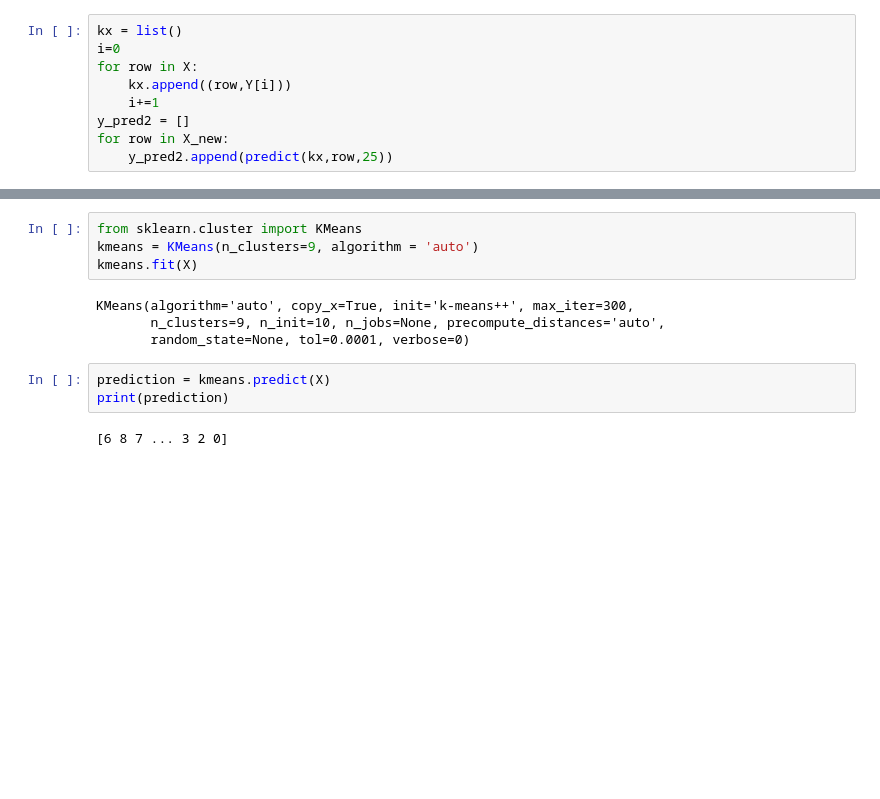
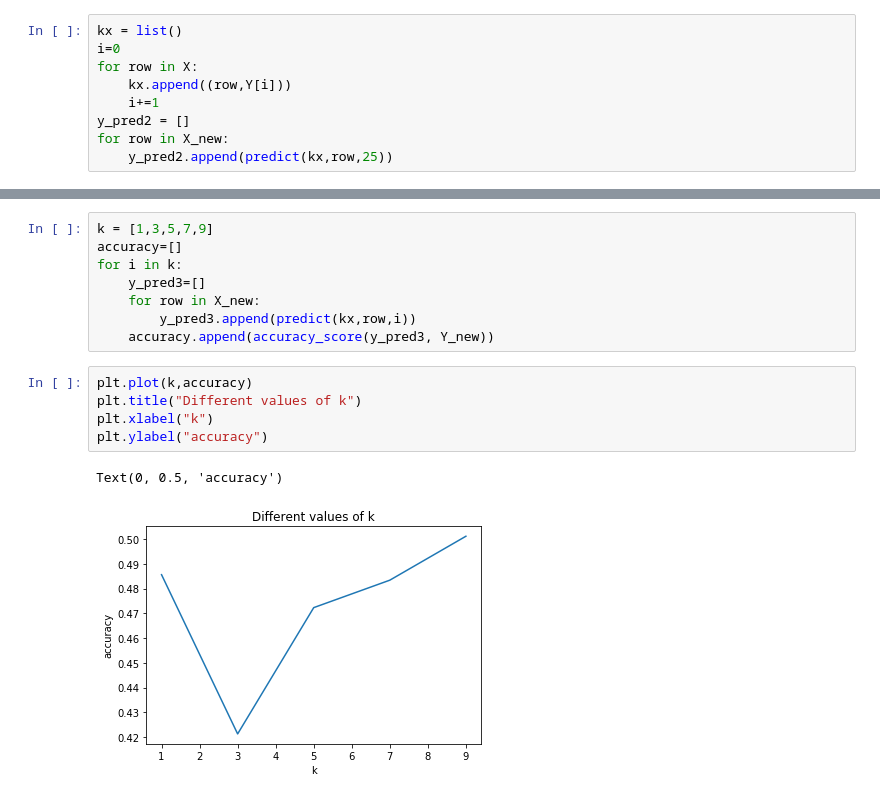
Before and after one commit to Raghavareddy21/GenreDetection, a Jupyter notebook: Raghava/Phase2.ipynb, the cells around one changed output, grey strips where cells are left out. Saved outputs shown, nothing was run; the diff lists cells and outputs as text; blank space fills up the shorter version.

```diff
--- a/Raghava/Phase2.ipynb
+++ b/Raghava/Phase2.ipynb
@@ -178,13 +178,16 @@ plt.show()
-# %%
-from sklearn.cluster import KMeans
-kmeans = KMeans(n_clusters=9, algorithm = 'auto')
-kmeans.fit(X)
-# %% [output]
-KMeans(algorithm='auto', copy_x=True, init='k-means++', max_iter=300,
-       n_clusters=9, n_init=10, n_jobs=None, precompute_distances='auto',
-       random_state=None, tol=0.0001, verbose=0)
-# %%
-prediction = kmeans.predict(X)
-print(prediction)
-# %% [output]
-[6 8 7 ... 3 2 0]
+# %%
+k = [1,3,5,7,9]
+accuracy=[]
+for i in k:
+    y_pred3=[]
+    for row in X_new:
+        y_pred3.append(predict(kx,row,i))
+    accuracy.append(accuracy_score(y_pred3, Y_new))
+# %%
+plt.plot(k,accuracy)
+plt.title("Different values of k")
+plt.xlabel("k")
+plt.ylabel("accuracy")
+# %% [output]
+Text(0, 0.5, 'accuracy')
+[figure, added]
```
Also changed, not shown: parts of 7 cells of this notebook.
